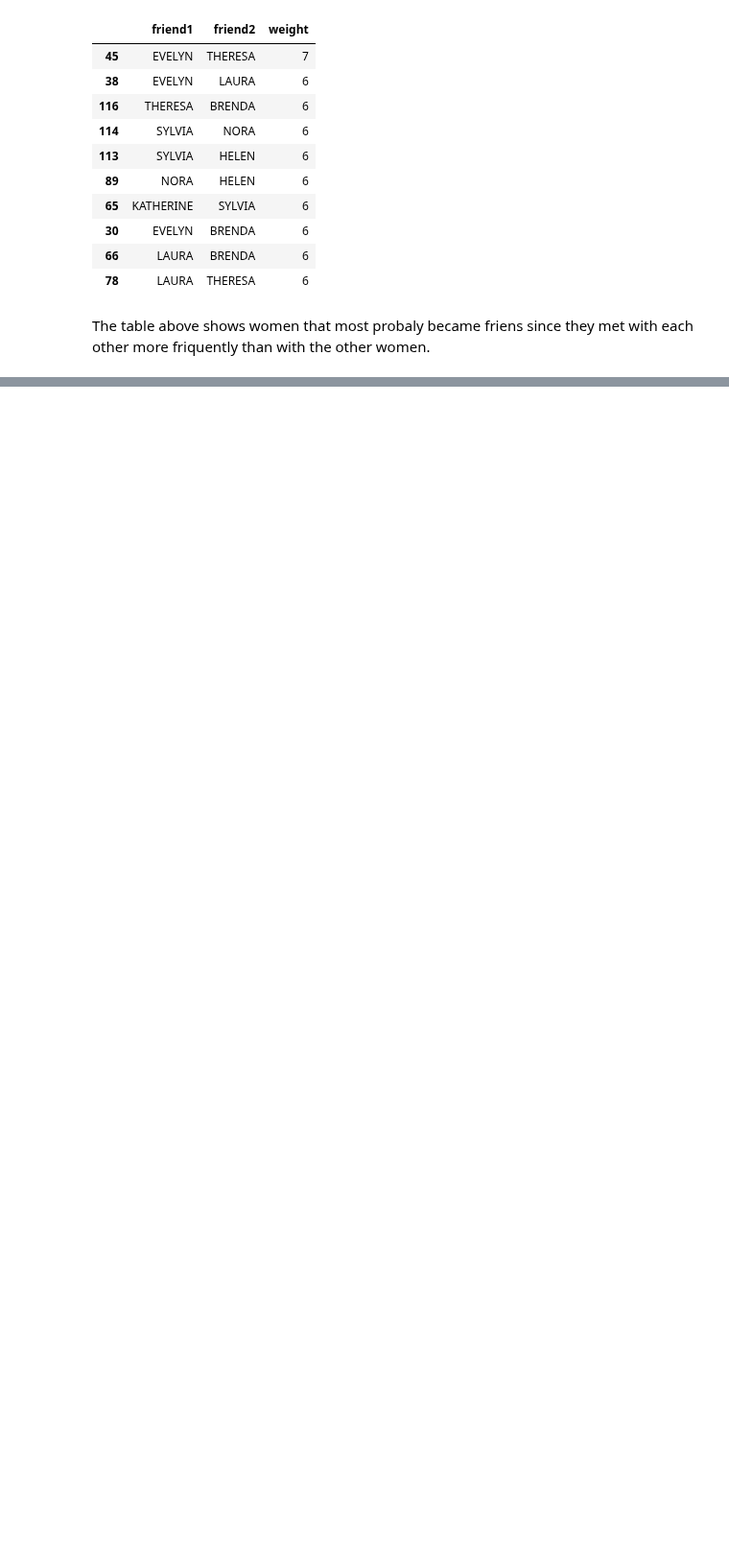
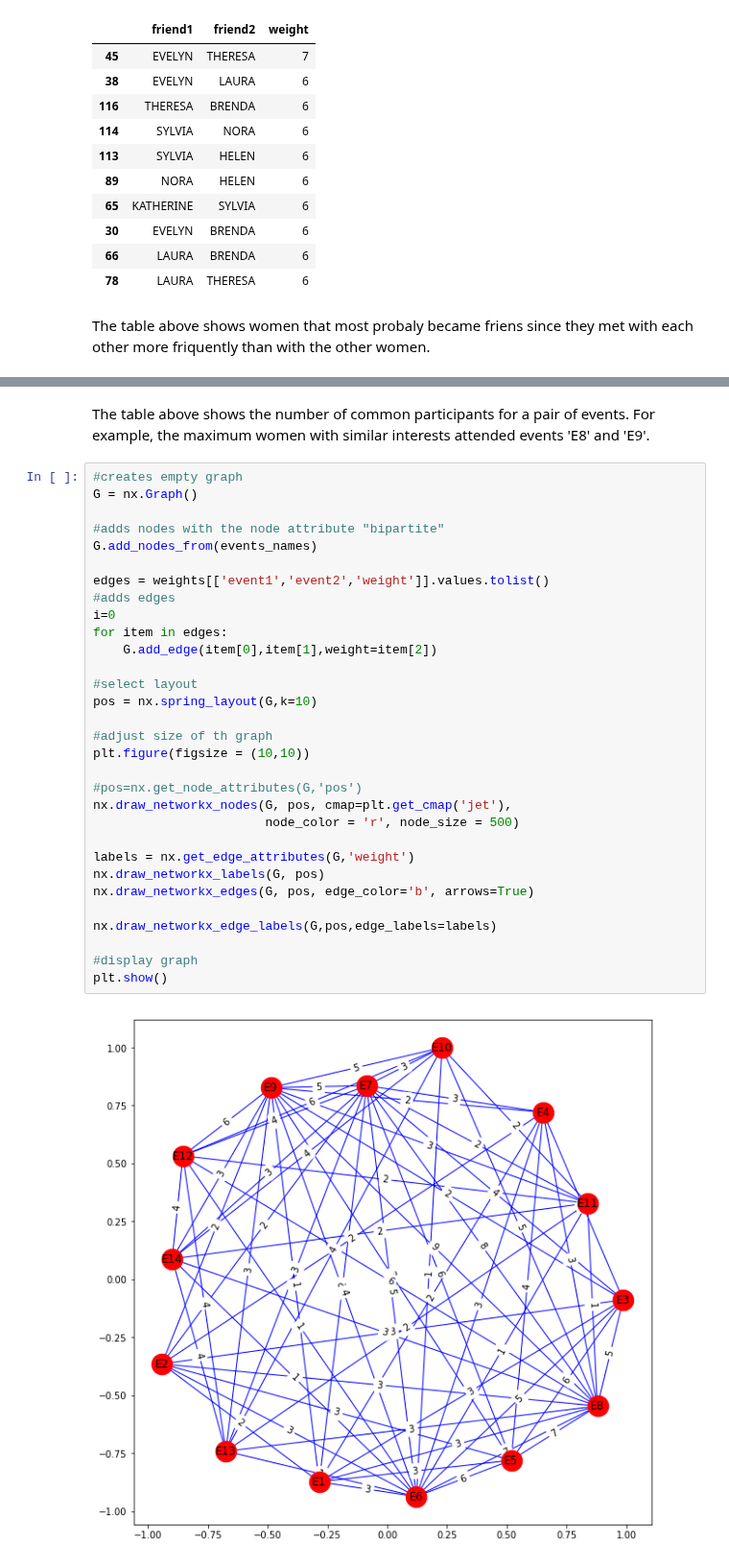
Before and after one commit to olga0503/DATA-620, a Jupyter notebook: Week_6_Assignment.ipynb, the cells around one changed output, grey strips where cells are left out. Shown at 96% size. Saved outputs shown, nothing was run; the diff lists cells and outputs as text; blank space fills up the shorter version.

```diff
--- a/Week_6_Assignment.ipynb
+++ b/Week_6_Assignment.ipynb
@@ -81,0 +219,35 @@ The table above shows women that most probaly became friens since they met with
+# %% [markdown]
+The table above shows the number of common participants for a pair of events.  For example, the maximum women with similar interests attended events 'E8' and 'E9'.
+# %%
+#creates empty graph
+G = nx.Graph()
+
+#adds nodes with the node attribute "bipartite"
+G.add_nodes_from(events_names)
+
+edges = weights[['event1','event2','weight']].values.tolist()
+#adds edges
+i=0
+for item in edges:
+    G.add_edge(item[0],item[1],weight=item[2])
+
+#select layout
+pos = nx.spring_layout(G,k=10)
+
+#adjust size of th graph
+plt.figure(figsize = (10,10))
+
+#pos=nx.get_node_attributes(G,'pos')
+nx.draw_networkx_nodes(G, pos, cmap=plt.get_cmap('jet'),
+                       node_color = 'r', node_size = 500)
+
+labels = nx.get_edge_attributes(G,'weight')
+nx.draw_networkx_labels(G, pos)
+nx.draw_networkx_edges(G, pos, edge_color='b', arrows=True)
+
+nx.draw_networkx_edge_labels(G,pos,edge_labels=labels)
+
+#display graph
+plt.show()
+# %% [output]
+[figure, added]
```
Also changed, not shown: parts of 14 cells of this notebook.
